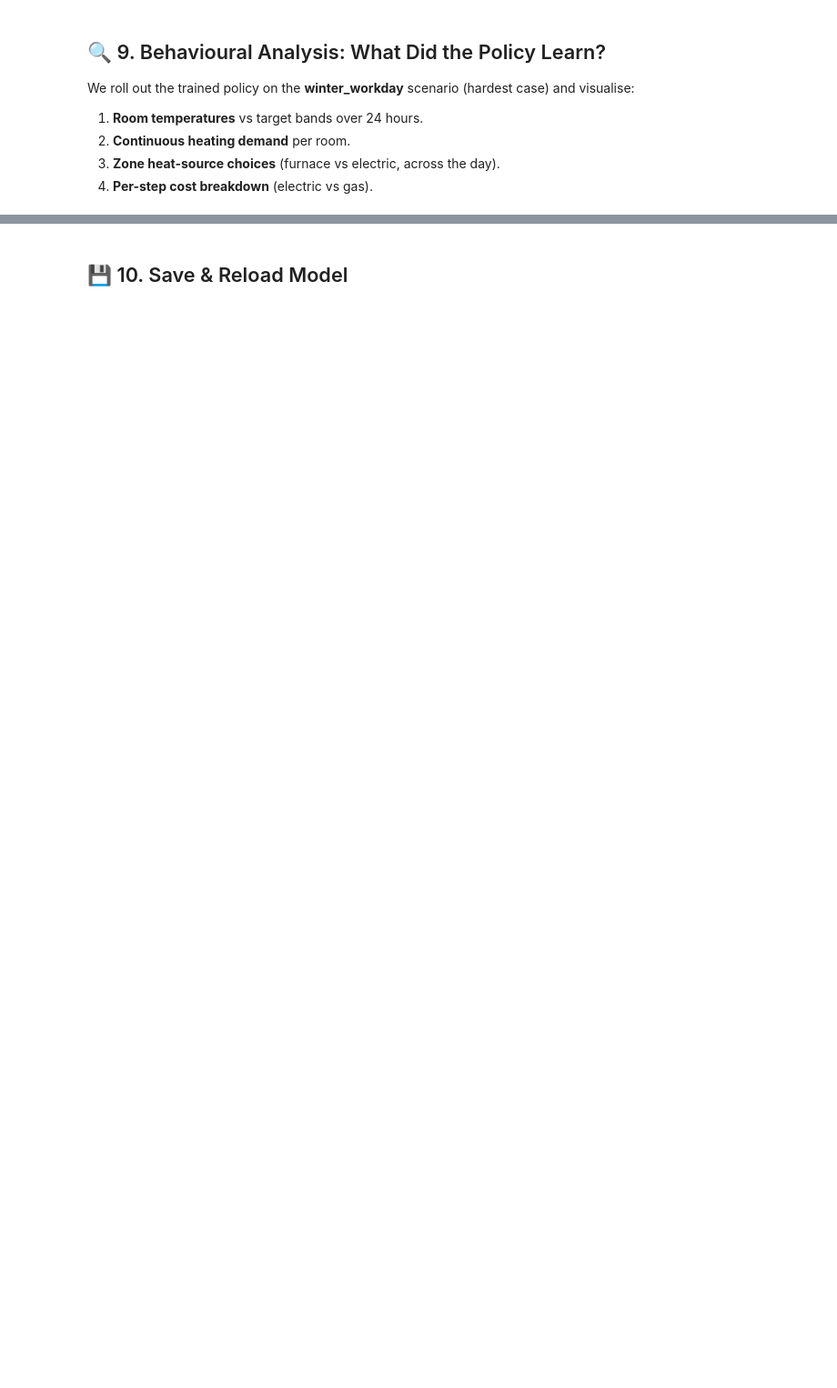
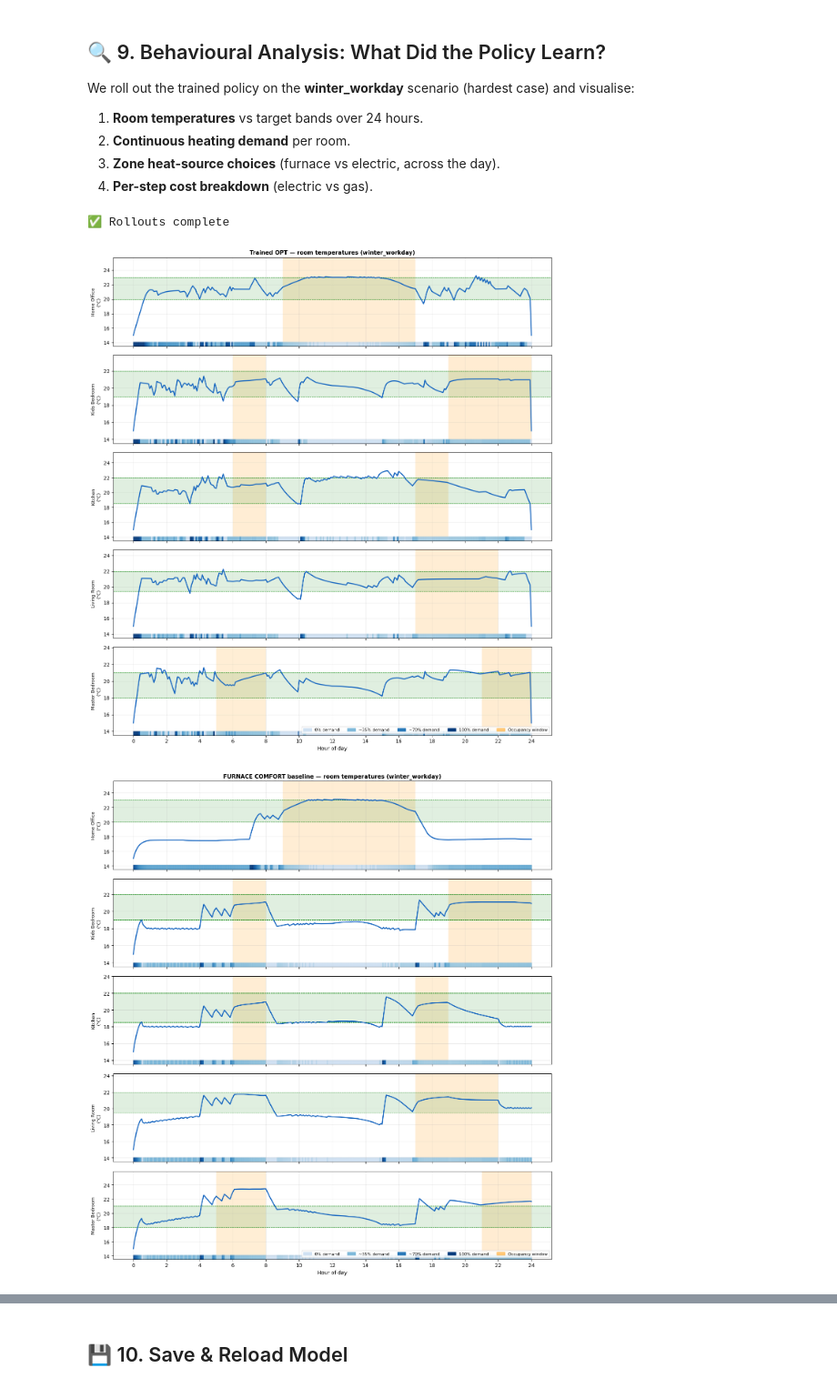
Before and after one commit to uatragada/IntelliWarm, a Jupyter notebook: notebooks/opt_heating_policy_training.ipynb, the cells around one changed output, grey strips where cells are left out. Shown at 91% size. Saved outputs shown, nothing was run; the diff lists cells and outputs as text; code cells hidden in the pictures; blank space fills up the shorter version.

```diff
--- a/notebooks/opt_heating_policy_training.ipynb
+++ b/notebooks/opt_heating_policy_training.ipynb
@@ -1165,8 +1332,10 @@ def full_rollout_trained_opt(scenario_name: str, seed: int = 0):
     }
 
 rollout_opt  = full_rollout_trained_opt("winter_workday")
-rollout_base = full_rollout(policy_comfort_electric, "winter_workday")
+rollout_base = full_rollout(policy_furnace_comfort, "winter_workday")
 print("✅ Rollouts complete")
+# %% [output]
+✅ Rollouts complete
 # %%
 # ── Figure 1: Room temperatures ───────────────────────────────────────────────
 def plot_temperatures(data: dict, title: str, scenario=winter_workday, ax_array=None):
@@ -1209,34 +1378,37 @@ def plot_temperatures(data: dict, title: str, scenario=winter_workday, ax_array=
         ax.plot(hours_temp, temps_r, lw=2, color="#1565C0", label="Room temp")
 
         # Continuous action power bars
         for h, act in enumerate(acts_r):
             col = action_cmap(0.20 + 0.75 * act)
             x0 = h * step_hours
             ax.axvspan(x0, x0 + step_hours, ymin=0, ymax=0.05, color=col, alpha=0.95)
 
         ax.set_ylabel(f"{rc.display_name}\n(°C)", fontsize=9)
         ax.set_ylim(min(temps_r) - 1.5, max(temps_r) + 2.5)
         ax.grid(True, alpha=0.25)
 
     axes[0].set_title(title, fontsize=11, fontweight="bold")
     axes[-1].set_xlabel("Hour of day")
     axes[-1].set_xticks(np.arange(0, 25, 2))
 
     legend_patches = [
         mpatches.Patch(color=action_cmap(0.20), label="0% demand"),
         mpatches.Patch(color=action_cmap(0.45), label="~35% demand"),
         mpatches.Patch(color=action_cmap(0.72), label="~70% demand"),
         mpatches.Patch(color=action_cmap(0.95), label="100% demand"),
         mpatches.Patch(color="#FF9800", alpha=0.5, label="Occupancy window"),
     ]
     axes[-1].legend(handles=legend_patches, ncol=5, fontsize=8, loc="lower right")
 
     if fig is not None:
         plt.tight_layout()
         plt.show()
 
 plot_temperatures(rollout_opt,  "Trained OPT — room temperatures (winter_workday)")
-plot_temperatures(rollout_base, "COMFORT-electric baseline — room temperatures (winter_workday)")
+plot_temperatures(rollout_base, "FURNACE COMFORT baseline — room temperatures (winter_workday)")
+# %% [output]
+[figure, added]
+[figure, added]
 # %%
 # ── Figure 2: Zone heat-source choices & cost breakdown ──────────────────────
 fig, axes = plt.subplots(2, 2, figsize=(14, 7))
```
Also changed, not shown: parts of 21 cells of this notebook, 27 other files.
